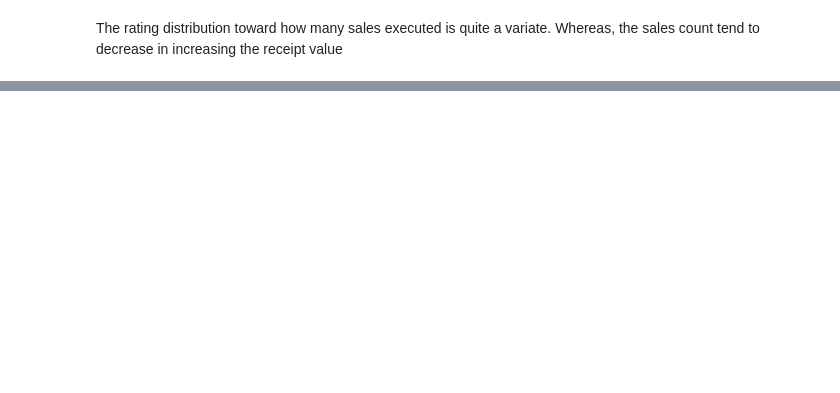
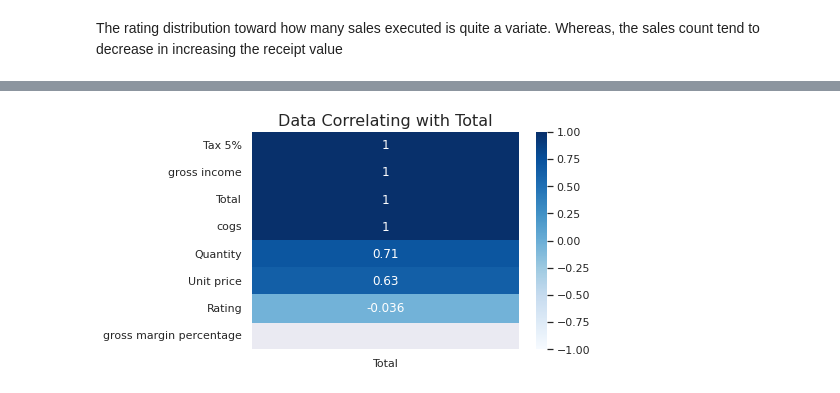
Before and after one commit to wahyunh10/Exploratory-Data-Analysis-Supermarket-Sales, a Jupyter notebook: EDA_Supermarket_Sales.ipynb, the cells around one changed output, grey strips where cells are left out. Cells and saved outputs as stored; diff of their text form; code cells hidden in the pictures; blank space fills up the shorter version.

```diff
--- a/EDA_Supermarket_Sales.ipynb
+++ b/EDA_Supermarket_Sales.ipynb
@@ -265,0 +342,6 @@ The rating distribution toward how many sales executed is quite a variate. Where
+# %%
+# Check correlation of numerical variable with target variable(1)
+plot3=sns.heatmap(df_num.corr()[['Total']].sort_values(by='Total', ascending=False), vmin=-1, vmax=1, annot=True, cmap='Blues')
+plot3.set_title('Data Correlating with Total', fontsize=16);
+# %% [output]
+[figure, added]
```
Also changed, not shown: parts of 19 cells of this notebook.
